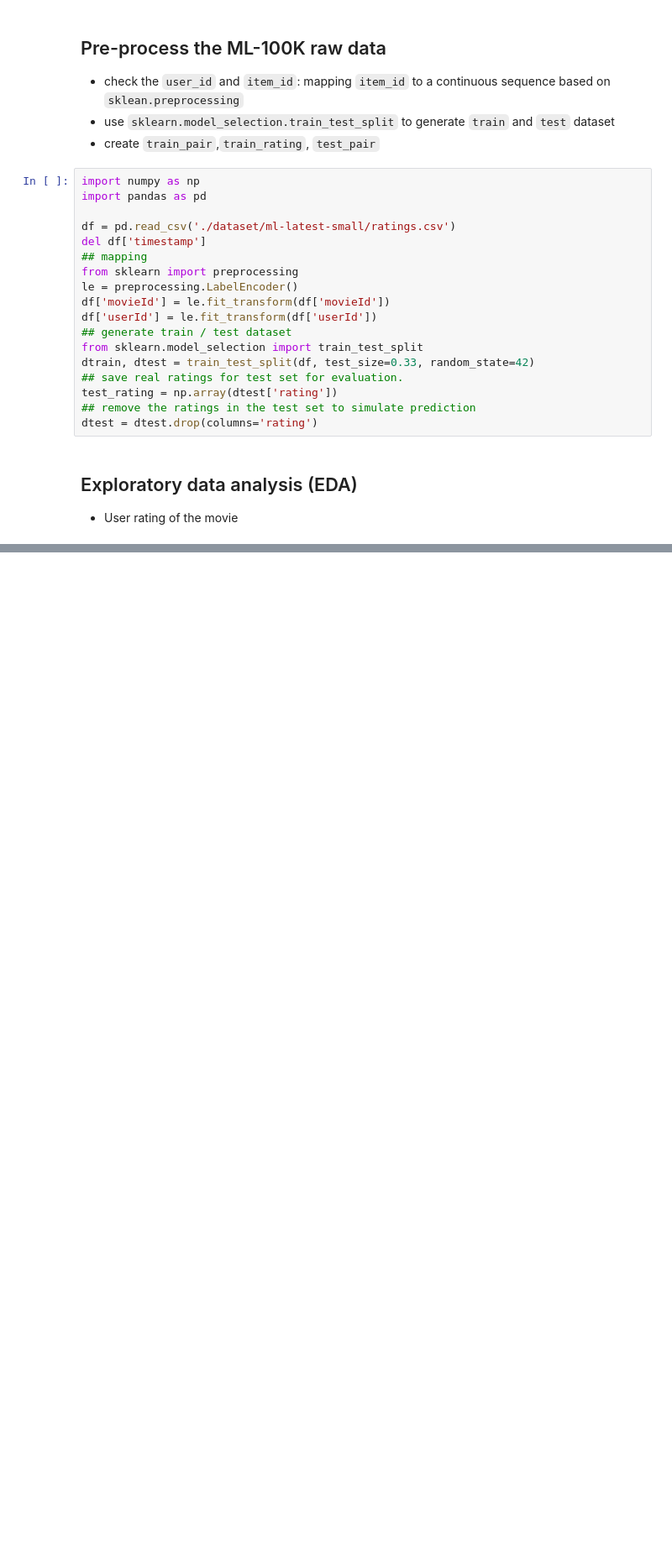
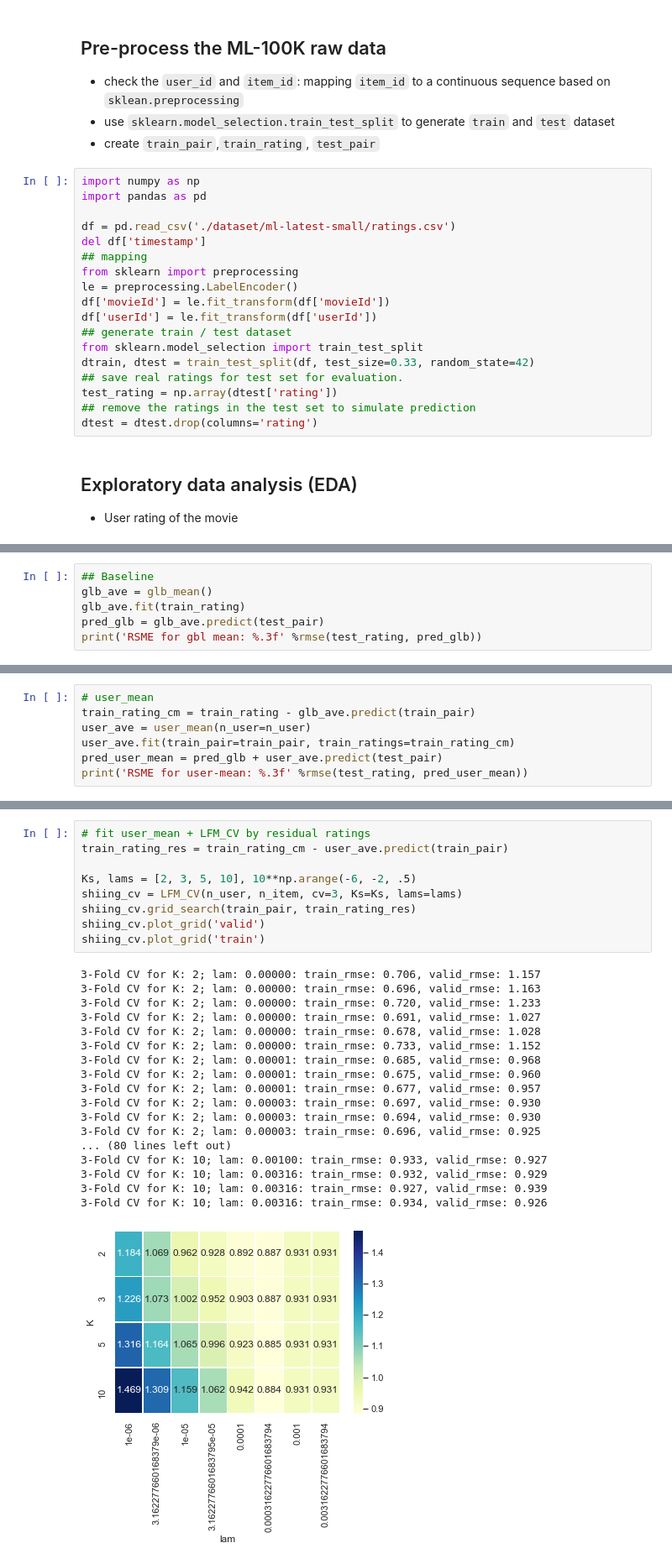
Before and after one commit to statmlben/CUHK-STAT3009, a Jupyter notebook: notebook6.ipynb, the cells around one changed output, grey strips where cells are left out. Shown at 84% size. Saved outputs shown, nothing was run; the diff lists cells and outputs as text; blank space fills up the shorter version.

```diff
--- a/notebook6.ipynb
+++ b/notebook6.ipynb
@@ -207,0 +296,6 @@ n_user, n_item = max(train_pair[:,0].max(), test_pair[:,0].max())+1, max(train_p
+# %%
+## Baseline
+glb_ave = glb_mean()
+glb_ave.fit(train_rating)
+pred_glb = glb_ave.predict(test_pair)
+print('RSME for gbl mean: %.3f' %rmse(test_rating, pred_glb))
@@ -207,0 +304,7 @@ n_user, n_item = max(train_pair[:,0].max(), test_pair[:,0].max())+1, max(train_p
+# %%
+# user_mean
+train_rating_cm = train_rating - glb_ave.predict(train_pair)
+user_ave = user_mean(n_user=n_user)
+user_ave.fit(train_pair=train_pair, train_ratings=train_rating_cm)
+pred_user_mean = pred_glb + user_ave.predict(test_pair)
+print('RSME for user-mean: %.3f' %rmse(test_rating, pred_user_mean))
@@ -207,0 +321,28 @@ n_user, n_item = max(train_pair[:,0].max(), test_pair[:,0].max())+1, max(train_p
+# %%
+# fit user_mean + LFM_CV by residual ratings
+train_rating_res = train_rating_cm - user_ave.predict(train_pair)
+
+Ks, lams = [2, 3, 5, 10], 10**np.arange(-6, -2, .5)
+shiing_cv = LFM_CV(n_user, n_item, cv=3, Ks=Ks, lams=lams)
+shiing_cv.grid_search(train_pair, train_rating_res)
+shiing_cv.plot_grid('valid')
+shiing_cv.plot_grid('train')
+# %% [output]
+3-Fold CV for K: 2; lam: 0.00000: train_rmse: 0.706, valid_rmse: 1.157
+3-Fold CV for K: 2; lam: 0.00000: train_rmse: 0.696, valid_rmse: 1.163
+3-Fold CV for K: 2; lam: 0.00000: train_rmse: 0.720, valid_rmse: 1.233
+3-Fold CV for K: 2; lam: 0.00000: train_rmse: 0.691, valid_rmse: 1.027
+3-Fold CV for K: 2; lam: 0.00000: train_rmse: 0.678, valid_rmse: 1.028
+3-Fold CV for K: 2; lam: 0.00000: train_rmse: 0.733, valid_rmse: 1.152
+3-Fold CV for K: 2; lam: 0.00001: train_rmse: 0.685, valid_rmse: 0.968
+3-Fold CV for K: 2; lam: 0.00001: train_rmse: 0.675, valid_rmse: 0.960
+3-Fold CV for K: 2; lam: 0.00001: train_rmse: 0.677, valid_rmse: 0.957
+3-Fold CV for K: 2; lam: 0.00003: train_rmse: 0.697, valid_rmse: 0.930
+3-Fold CV for K: 2; lam: 0.00003: train_rmse: 0.694, valid_rmse: 0.930
+3-Fold CV for K: 2; lam: 0.00003: train_rmse: 0.696, valid_rmse: 0.925
+... (80 lines left out)
+3-Fold CV for K: 10; lam: 0.00100: train_rmse: 0.933, valid_rmse: 0.927
+3-Fold CV for K: 10; lam: 0.00316: train_rmse: 0.932, valid_rmse: 0.929
+3-Fold CV for K: 10; lam: 0.00316: train_rmse: 0.927, valid_rmse: 0.939
+3-Fold CV for K: 10; lam: 0.00316: train_rmse: 0.934, valid_rmse: 0.926
+[figure, added]
```
Also changed, not shown: parts of 13 cells of this notebook.
